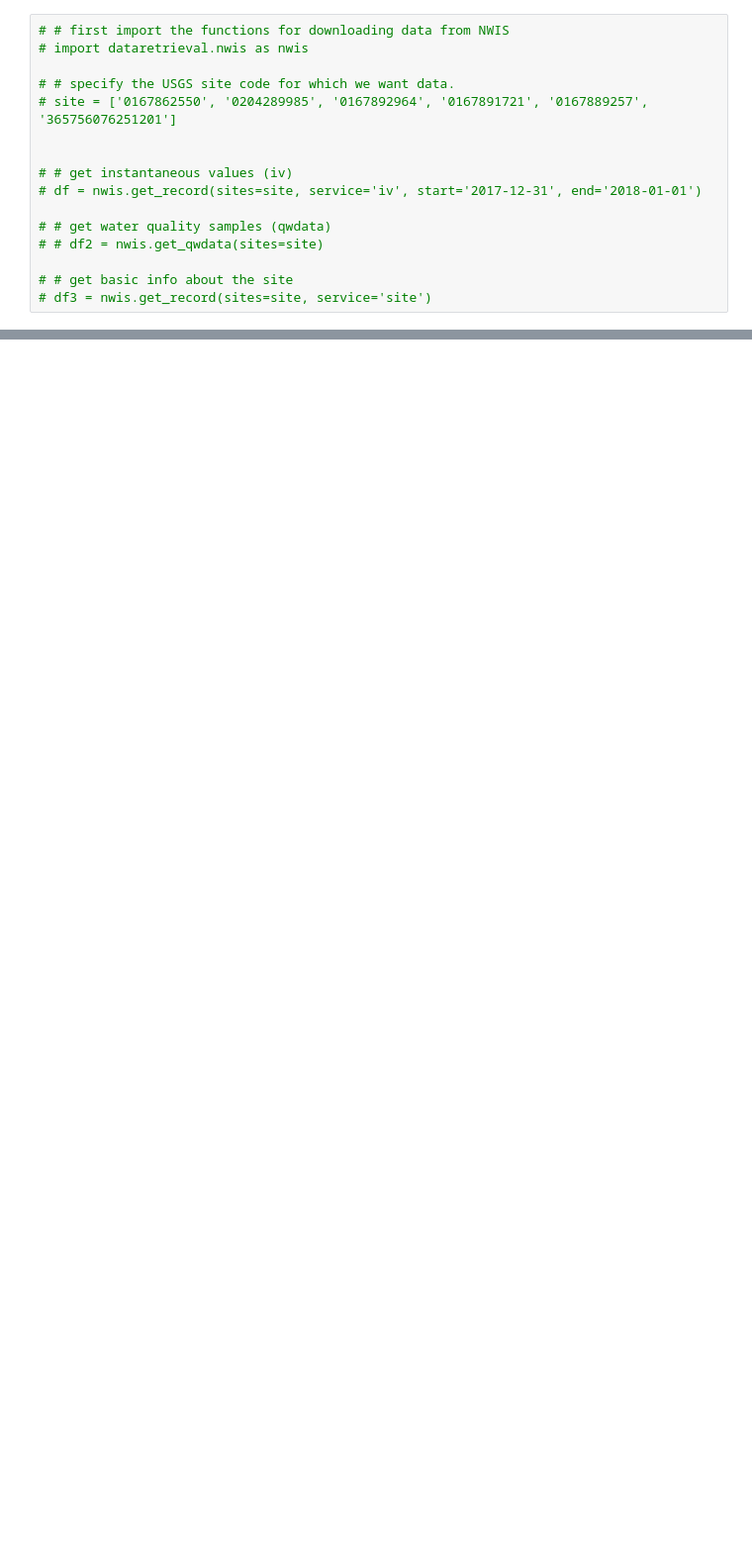
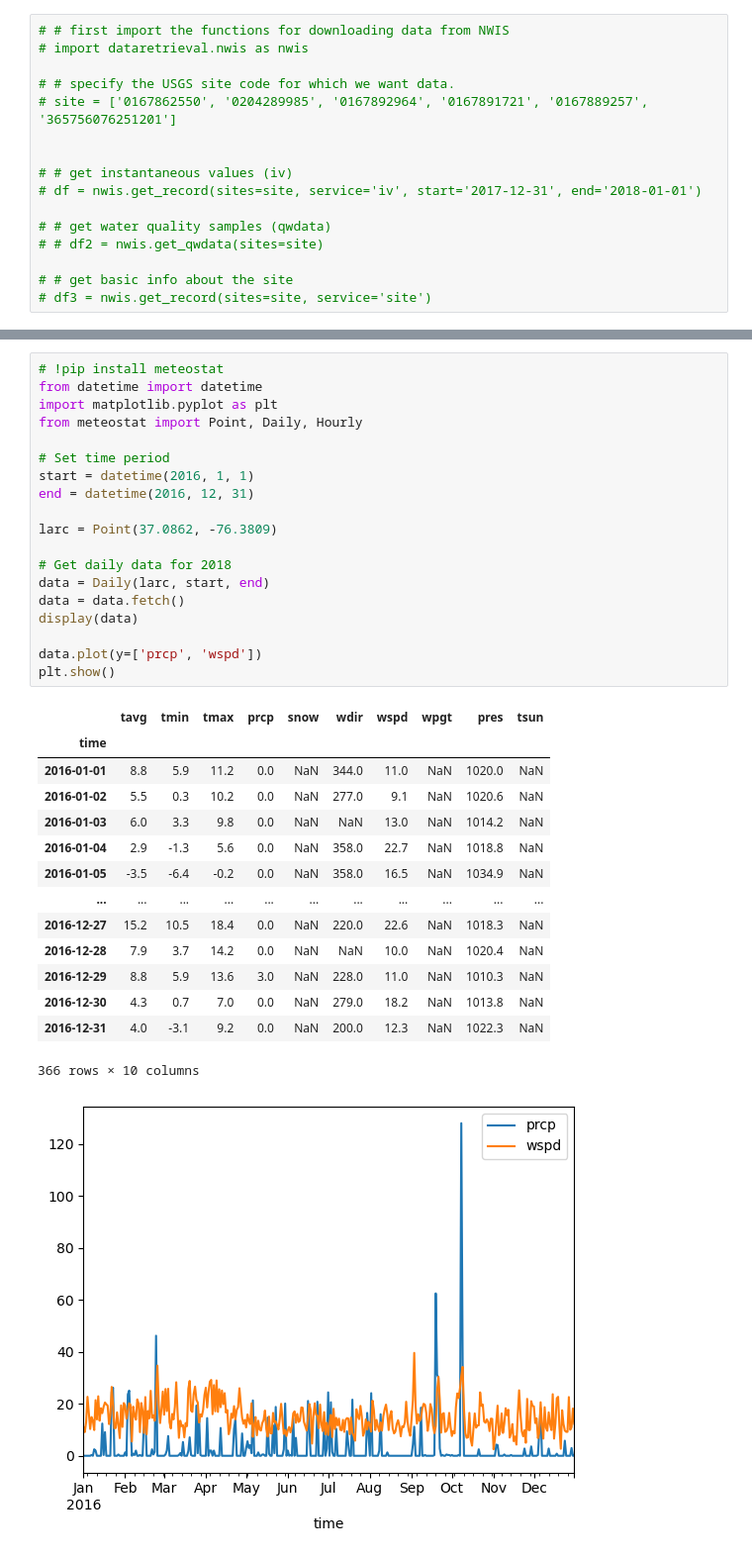
Before and after one commit to eugpoon/casi, a Jupyter notebook: floods.ipynb, the cells around one changed output, grey strips where cells are left out. Shown: that part at 99% size. Drawn from its saved outputs; the diff is of its cells as text; blank space fills up the shorter version.

```diff
--- a/floods.ipynb
+++ b/floods.ipynb
@@ -139,0 +148,35 @@ display(final_df)
+# %%
+# !pip install meteostat
+from datetime import datetime
+import matplotlib.pyplot as plt
+from meteostat import Point, Daily, Hourly
+
+# Set time period
+start = datetime(2016, 1, 1)
+end = datetime(2016, 12, 31)
+
+larc = Point(37.0862, -76.3809)
+
+# Get daily data for 2018
+data = Daily(larc, start, end)
+data = data.fetch()
+display(data)
+
+data.plot(y=['prcp', 'wspd'])
+plt.show()
+# %% [output]
+|  | tavg | tmin | tmax | prcp | snow | wdir | wspd | wpgt | pres | tsun |
+| time |  |  |  |  |  |  |  |  |  |  |
+| 2016-01-01 | 8.8 | 5.9 | 11.2 | 0.0 | NaN | 344.0 | 11.0 | NaN | 1020.0 | NaN |
+| 2016-01-02 | 5.5 | 0.3 | 10.2 | 0.0 | NaN | 277.0 | 9.1 | NaN | 1020.6 | NaN |
+| 2016-01-03 | 6.0 | 3.3 | 9.8 | 0.0 | NaN | NaN | 13.0 | NaN | 1014.2 | NaN |
+| 2016-01-04 | 2.9 | -1.3 | 5.6 | 0.0 | NaN | 358.0 | 22.7 | NaN | 1018.8 | NaN |
+| 2016-01-05 | -3.5 | -6.4 | -0.2 | 0.0 | NaN | 358.0 | 16.5 | NaN | 1034.9 | NaN |
+| ... | ... | ... | ... | ... | ... | ... | ... | ... | ... | ... |
+| 2016-12-27 | 15.2 | 10.5 | 18.4 | 0.0 | NaN | 220.0 | 22.6 | NaN | 1018.3 | NaN |
+| 2016-12-28 | 7.9 | 3.7 | 14.2 | 0.0 | NaN | NaN | 10.0 | NaN | 1020.4 | NaN |
+| 2016-12-29 | 8.8 | 5.9 | 13.6 | 3.0 | NaN | 228.0 | 11.0 | NaN | 1010.3 | NaN |
+| 2016-12-30 | 4.3 | 0.7 | 7.0 | 0.0 | NaN | 279.0 | 18.2 | NaN | 1013.8 | NaN |
+| 2016-12-31 | 4.0 | -3.1 | 9.2 | 0.0 | NaN | 200.0 | 12.3 | NaN | 1022.3 | NaN |
+366 rows × 10 columns
+[figure, added]
```
Also changed, not shown: parts of 3 cells of this notebook.
